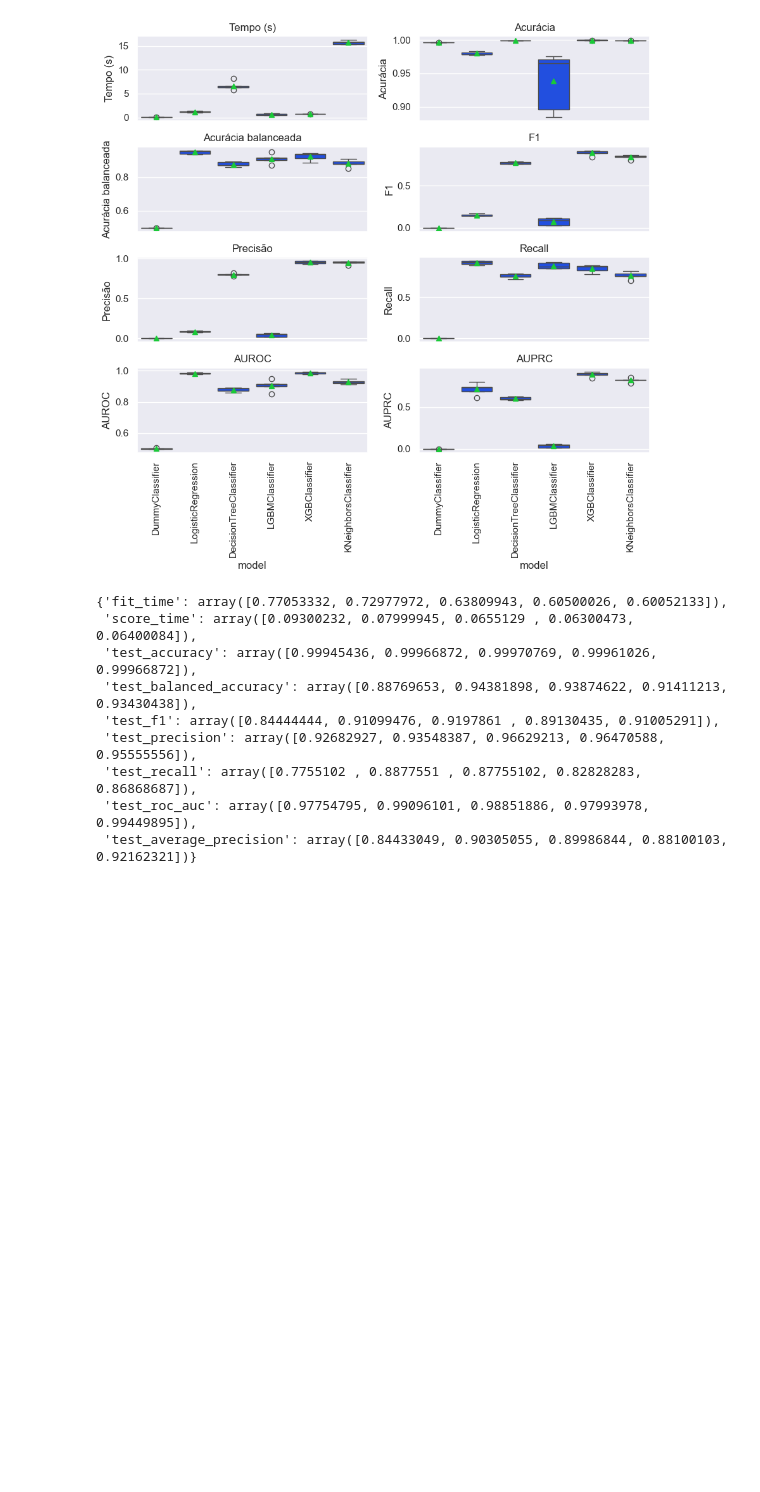
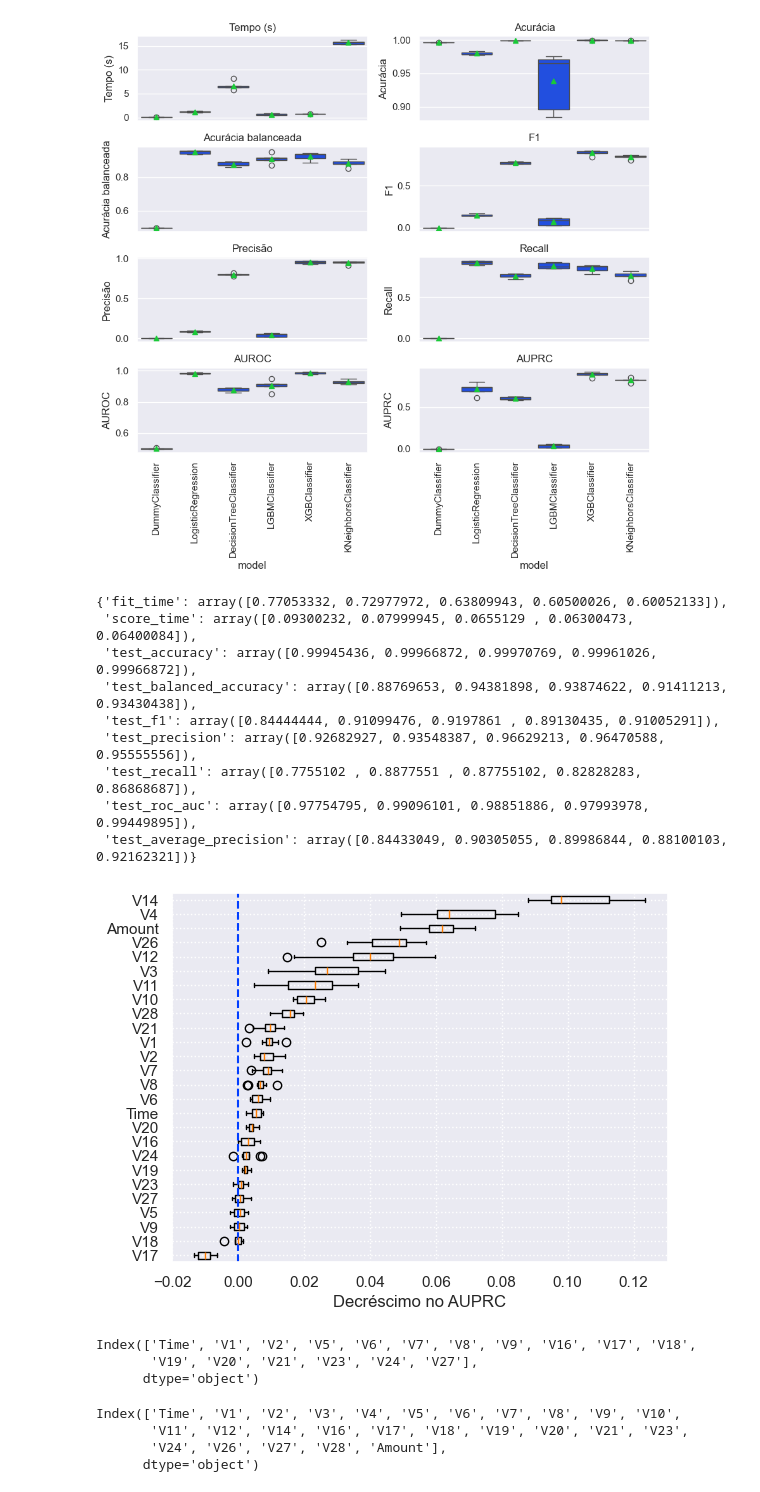
Before and after one commit to vinivaliati/Fraud-Detection, a Jupyter notebook: notebooks/model_01.ipynb, the cells around one changed output. Cells and saved outputs as stored; diff of their text form; code cells hidden in the pictures; blank space fills up the shorter version.

Commit message:
test some features

```diff
--- a/notebooks/model_01.ipynb
+++ b/notebooks/model_01.ipynb
@@ -209,3 +202,49 @@ treinar_e_validar_modelo_classificacao(X, y, kf, **classificadores['XGBClassifie
  'test_recall': array([0.7755102 , 0.8877551 , 0.87755102, 0.82828283, 0.86868687]),
  'test_roc_auc': array([0.97754795, 0.99096101, 0.98851886, 0.97993978, 0.99449895]),
  'test_average_precision': array([0.84433049, 0.90305055, 0.89986844, 0.88100103, 0.92162321])}
+# %%
+X_train, X_test, y_train, y_test = train_test_split(
+    X, y, random_state=RANDOM_STATE, stratify=y
+)
+
+clf = classificadores["XGBClassifier"]["classificador"]
+
+clf.fit(X_train, y_train)
+
+perm_imp = permutation_importance(
+    clf,
+    X_test,
+    y_test,
+    n_repeats=10,
+    random_state=RANDOM_STATE,
+    n_jobs=-1,
+    scoring="average_precision",
+)
+
+fig, ax = plt.subplots()
+
+ordem = perm_imp.importances_mean.argsort()
+
+ax.boxplot(perm_imp.importances[ordem].T, vert=False, tick_labels=X.columns[ordem])
+ax.axvline(x=0, linestyle="--")
+ax.set_xlabel("Decréscimo no AUPRC")
+ax.grid(True, linestyle=":")
+
+plt.show()
+# %% [output]
+[figure, added]
+# %%
+X.columns[perm_imp.importances_mean < 0.01]
+# %% [output]
+Index(['Time', 'V1', 'V2', 'V5', 'V6', 'V7', 'V8', 'V9', 'V16', 'V17', 'V18',
+       'V19', 'V20', 'V21', 'V23', 'V24', 'V27'],
+      dtype='object')
+# %%
+X_without_columns = X.drop(columns=X.columns[perm_imp.importances_mean < 0.01])
+
+X.columns
+# %% [output]
+Index(['Time', 'V1', 'V2', 'V3', 'V4', 'V5', 'V6', 'V7', 'V8', 'V9', 'V10',
+       'V11', 'V12', 'V14', 'V16', 'V17', 'V18', 'V19', 'V20', 'V21', 'V23',
+       'V24', 'V26', 'V27', 'V28', 'Amount'],
+      dtype='object')
```
Also changed, not shown: parts of 18 cells of this notebook.
